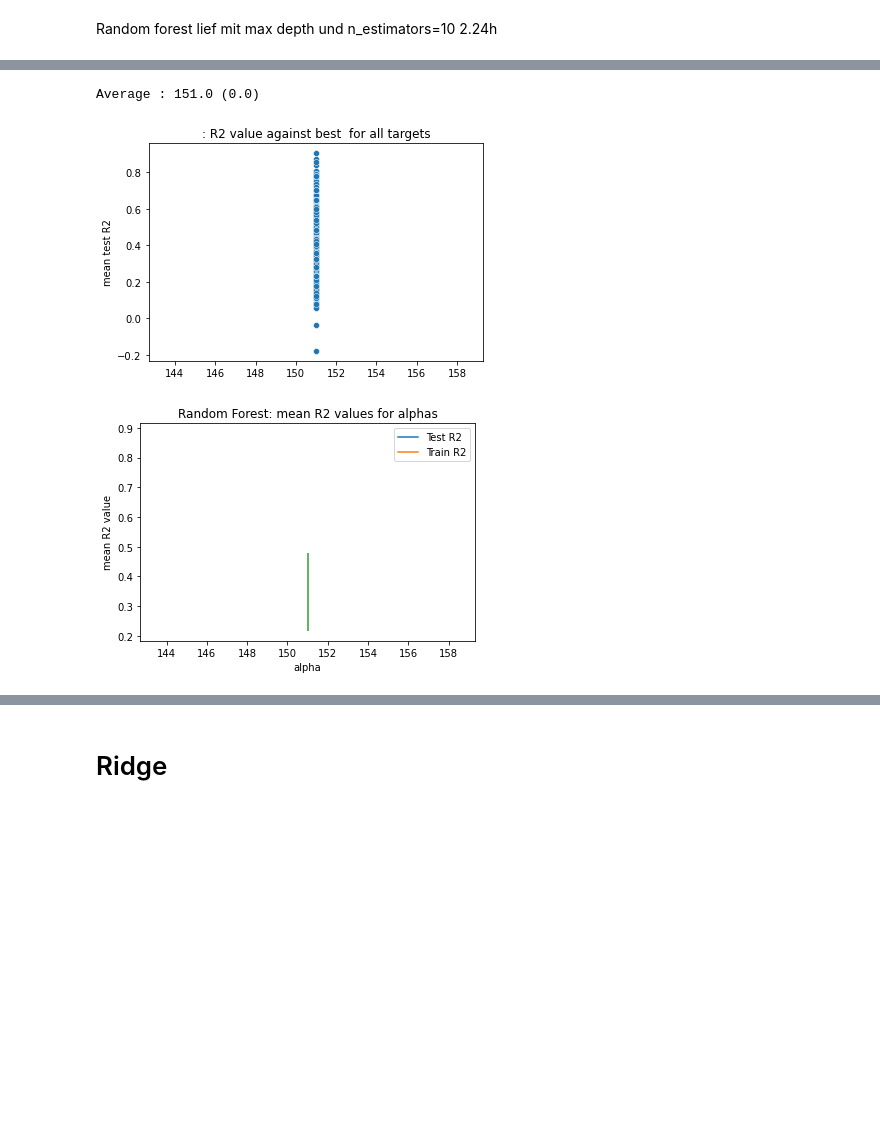
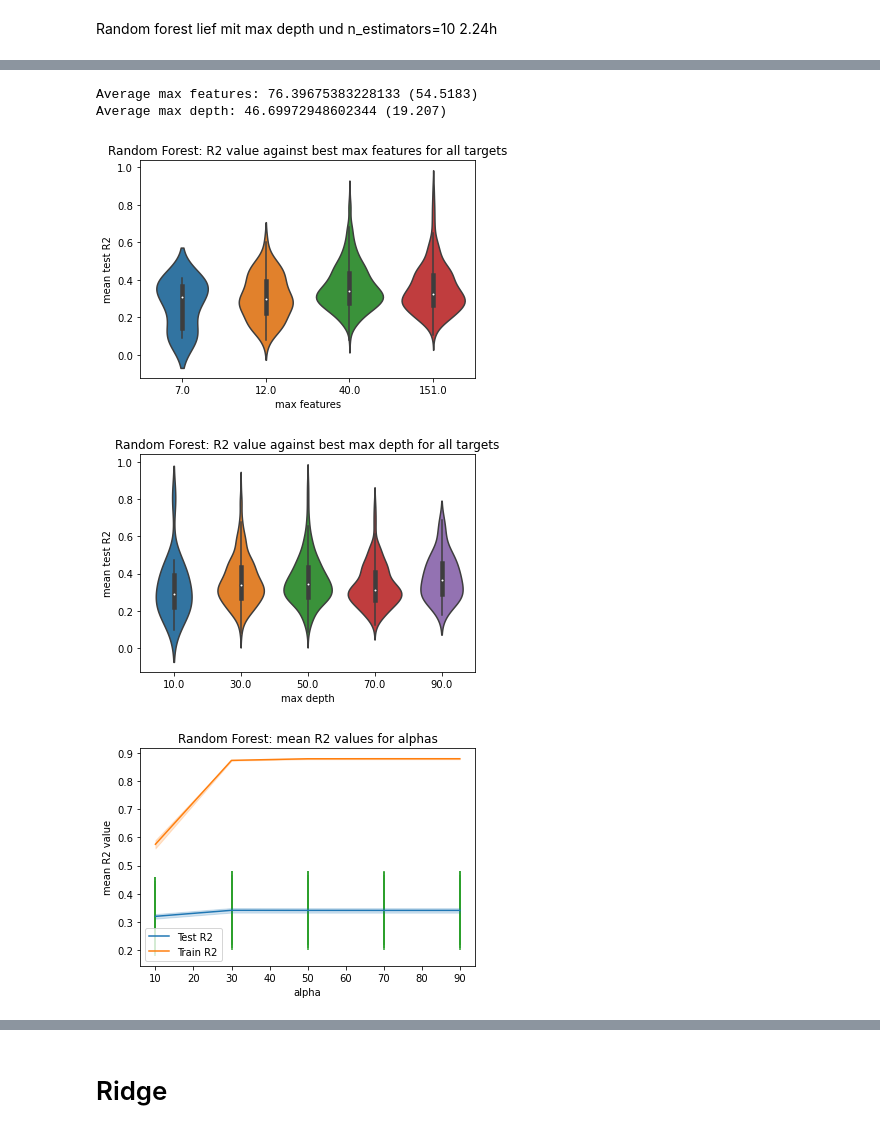
Before and after one commit to antschum/thesis, a Jupyter notebook: model selection.ipynb, the cells around one changed output, grey strips where cells are left out. Drawn from its saved outputs; the diff is of its cells as text; code cells hidden in the pictures; blank space fills up the shorter version.

Commit message:
current state. numbers

```diff
--- a/model selection.ipynb
+++ b/model selection.ipynb
@@ -74,0 +83,12 @@ def parameter_r2_plot(df, model='', parameter='', feature='best_param'):
+# %%
+def parameter_r2_violin(df, model='', parameter='', feature='best_param', path='./plots/'):
+    fig = plt.figure()
+    ax = sns.violinplot(x = df.loc[feature], y=df.loc['mean_test_r2'])
+    ax.set_title('{}: R2 value against best {} for all targets'.format(model, parameter))
+    ax.set_xlabel(parameter)
+    ax.set_ylabel('mean test R2')
+    print('Average {}: {} ({})'.format(parameter, np.mean(df.loc[feature]),
+                                    round(np.std(df.loc[feature]), 4)))
+    #print('Average R2 for max_depth 30: {}'.format(df.loc[:,df.loc[feature]==30].loc['mean_test_r2'].mean()))
+    #print('Average R2 for max_depth 40: {}'.format(df.loc[:,df.loc[feature]==40].loc['mean_test_r2'].mean()))
+    return fig
@@ -129,8 +202,17 @@ def compile_gridsearches_rf(filepath):
                 gcv = pickle.load(file)
                 idx = gcv.best_index_
 
+                l = []
+                for s in gcv.cv_results_['param_max_features'].data:
+                    if s=='sqrt': l+=[12]
+                    elif s=='auto': l+=[151]
+                    elif s=='log2': l+=[7]
+                    else: l+=[s]
+                #gcv.cv_results_['best_param_features'] is a mask, not easily changed..
+
                 target, apx = name.split('.')
-                best_idx[target] = {'best_param': gcv.cv_results_['param_max_features'][idx],
+                best_idx[target] = {'features': l[idx],
+                                    'depth': gcv.cv_results_['param_max_depth'][idx],
                                 'mean_test_r2': gcv.cv_results_['mean_test_r2'][idx],
                               'mean_train_r2': gcv.cv_results_['mean_train_r2'][idx],
                               'mean_test_neg_mean_squared_error': gcv.cv_results_['mean_test_neg_mean_squared_error'][idx],
@@ -142,7 +224,8 @@ def compile_gridsearches_rf(filepath):
                               }
 
                 #'best_param': gcv.cv_results_['param_alpha'],
-                best[target]={'params': gcv.cv_results_['param_max_features'],
+                best[target]={'features': l,
+                              'depth': gcv.cv_results_['param_max_depth'],
                             'mean_test_r2': gcv.cv_results_['mean_test_r2'],
                               'mean_train_r2': gcv.cv_results_['mean_train_r2'],
                               'mean_test_neg_mean_squared_error': gcv.cv_results_['mean_test_neg_mean_squared_error'],
@@ -219,5 +307,5 @@ Random forest lief mit max depth und n_estimators=10 2.24h
 # %%
-rf, best_idx = compile_gridsearches_rf('./model_selection/RandomForestRegressor(n_estimators=10, n_jobs=-1, random_state=42, max_features=151)/')
+rf, best_idx = compile_gridsearches_rf('./model_selection/RandomForestRegressor(n_jobs=-1, random_state=42)/')
 # %%
 rfdf = pd.DataFrame(reform(rf))
 best_rfdf = pd.DataFrame(best_idx)
@@ -224,9 +330,12 @@ best_rfdf = pd.DataFrame(best_idx)
 # %%
-parameter_r2_plot(best_rfdf)
+parameter_r2_violin(best_rfdf, parameter='max features', feature='features', model='Random Forest')
+parameter_r2_violin(best_rfdf, parameter='max depth', feature='depth', model='Random Forest')
 # %% [output]
-Average : 151.0 (0.0)
+Average max features: 76.39675383228133 (54.5183)
+Average max depth: 46.69972948602344 (19.207)
-[figure, old version]
+[figure, new version]
+[figure, added]
 # %%
-r2_plot(rfdf, model='Random Forest')
+r2_plot(rfdf, model='Random Forest', parameter='depth')
 # %% [output]
-[figure, old version]
+[figure, new version]
```
Also changed, not shown: parts of 66 cells of this notebook, 7 other files.
